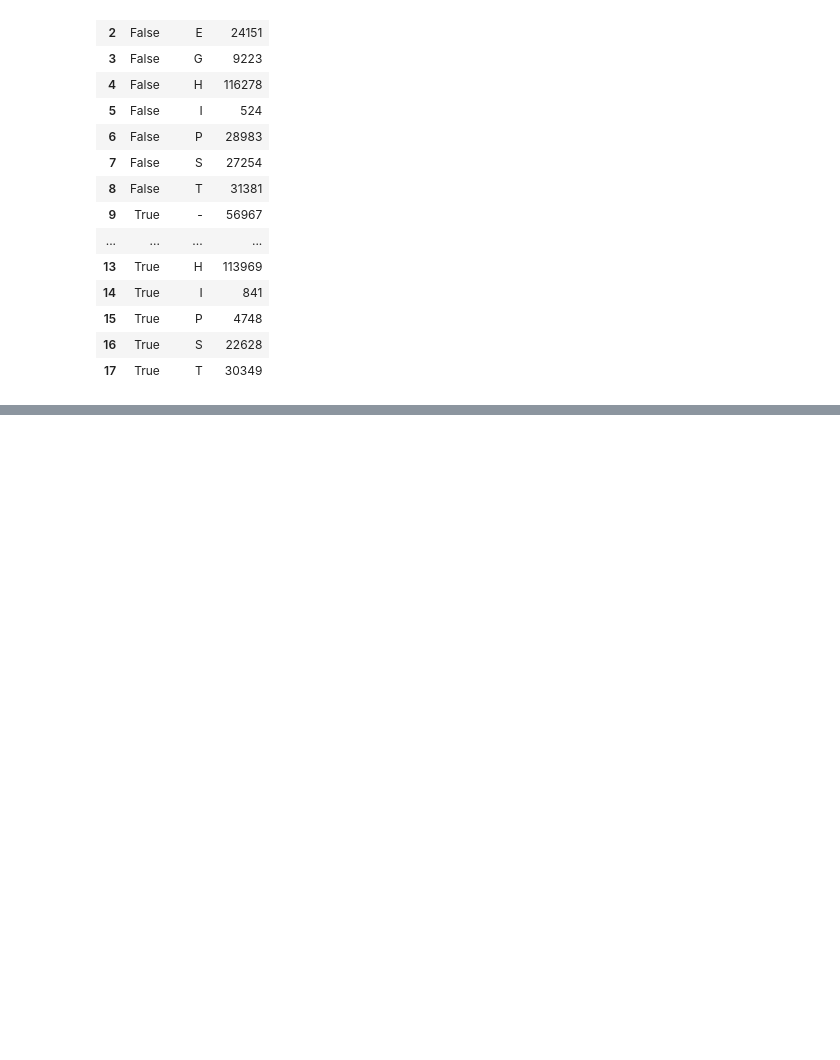
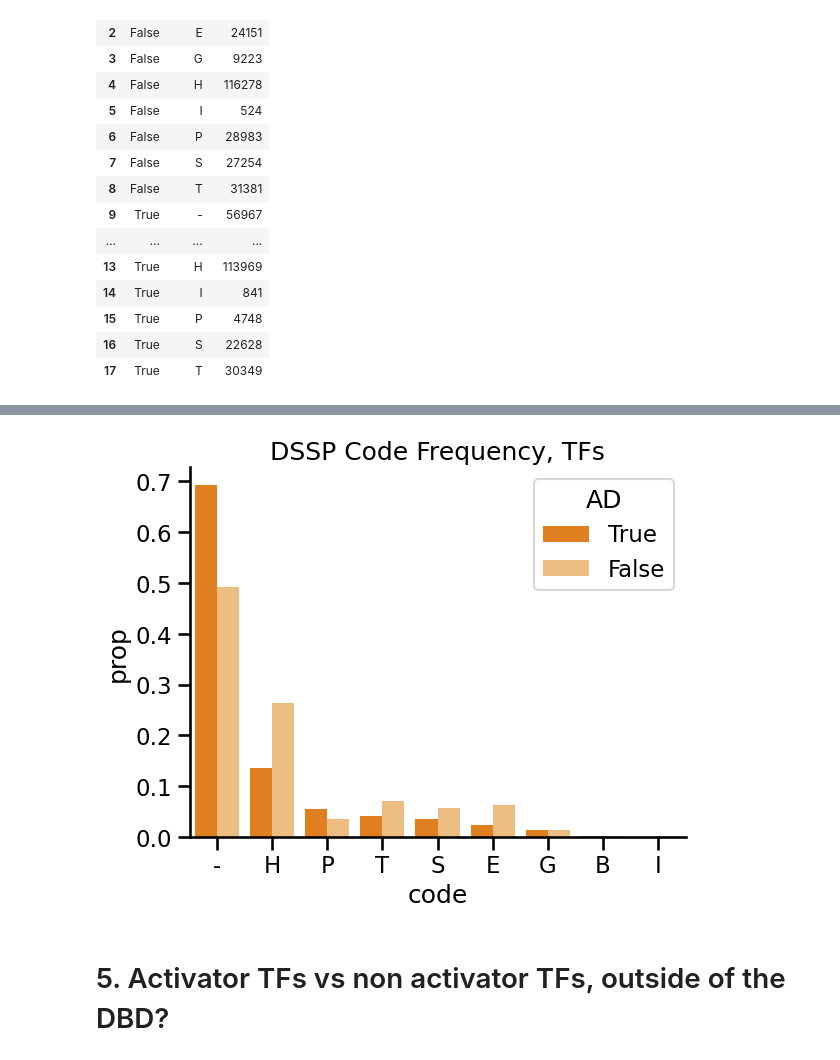
Before and after one commit to sanjanakotha/SFARI, a Jupyter notebook: notebooks/Analyzing Activator TF DSSP.ipynb, the cells around one changed output, grey strips where cells are left out. Saved outputs shown, nothing was run; the diff lists cells and outputs as text; code cells hidden in the pictures; blank space fills up the shorter version.

```diff
--- a/notebooks/Analyzing Activator TF DSSP.ipynb
+++ b/notebooks/Analyzing Activator TF DSSP.ipynb
@@ -226,0 +256,5 @@ plt.title("DSSP Code Frequency, TFs");
+# %%
+TF_dssp_with_dom = pd.merge(TF_dssp_with_dom, ad_positions, how = 'left')
+TF_dssp_with_dom["AD"] = TF_dssp_with_dom["AD"].fillna(False)
+display(TF_dssp_with_dom)
+TF_dssp_with_dom["AD"].value_counts()
@@ -226,0 +311,4 @@ plt.title("DSSP Code Frequency, TFs");
+# %%
+AD_code_counts = TF_dssp_with_dom.groupby(["AD", "code"])[["AD", "code"]].size().reset_index()
+AD_code_counts.columns = ['AD', 'code', 'count']
+AD_code_counts
@@ -226,0 +333,5 @@ plt.title("DSSP Code Frequency, TFs");
+# %%
+AD_code_props = pd.merge(AD_code_counts, AD_code_counts.groupby("AD").sum().reset_index().drop(columns = "code"), on = "AD")
+AD_code_props["prop"] = AD_code_props["count_x"] / AD_code_props["count_y"]
+AD_code_props = AD_code_props.sort_values(by = ["AD", "prop"], ascending = False)
+AD_code_props
@@ -226,0 +356,15 @@ plt.title("DSSP Code Frequency, TFs");
+# %%
+# Define custom colors
+AD_custom_palette = {
+    True: sns.color_palette("Paired")[-5],   # Dark purple
+    False: sns.color_palette("Paired")[-6]
+}
+# %%
+sns.barplot(x=AD_code_props["code"], y=AD_code_props["prop"], hue = AD_code_props["AD"], hue_order = [True, False], palette = AD_custom_palette)
+sns.despine()
+plt.title("DSSP Code Frequency, TFs");
+# Makes sense -
+# %% [output]
+[figure, added]
+# %% [markdown]
+# 5. Activator TFs vs non activator TFs, outside of the DBD?
```
Also changed, not shown: parts of 33 cells of this notebook, 8 other files.
